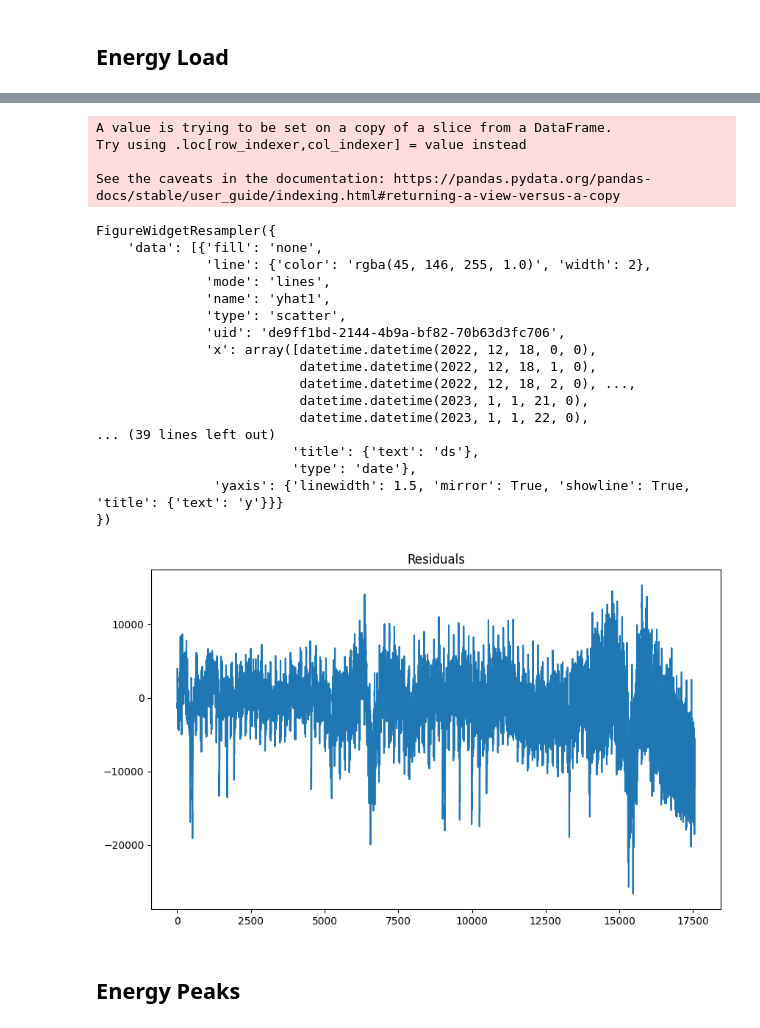
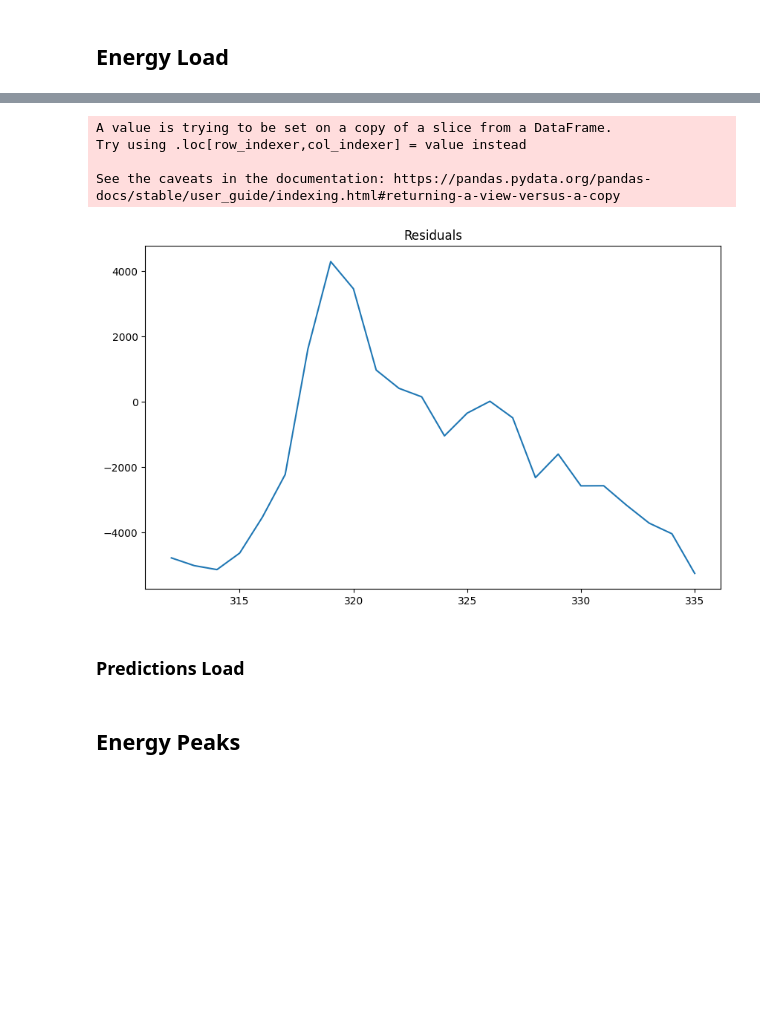
Before and after one commit to mepfel/majwo, a Jupyter notebook: predictibality_model_python/analysis.ipynb, the cells around one changed output, grey strips where cells are left out. Drawn from its saved outputs; the diff is of its cells as text; code cells hidden in the pictures; blank space fills up the shorter version.

Commit message:
neuralprophet load

```diff
--- a/predictibality_model_python/analysis.ipynb
+++ b/predictibality_model_python/analysis.ipynb
@@ -52,3 +46,3 @@ df_train[-24*14:]
 # %%
 # Fit the model on the dataset (this might take a bit)
-metrics = m.fit(df_train[-24*14:])
+metrics = m.fit(df_train)
@@ -55,7 +91,7 @@ metrics = m.fit(df_train[-24*14:])
 # %%
 # Create a new dataframe reaching (NUMBER OF TEST) into the future for our forecast, n_historic_predictions also shows historic data
 n = len(df_test)
-df_future = m.make_future_dataframe(df_train[-24*14:], n_historic_predictions=True, periods=24)
+df_future = m.make_future_dataframe(df_train, n_historic_predictions=True, periods=24*7)
 
 # Predict the future
 forecast = m.predict(df_future)
@@ -123,46 +119,25 @@ df_test.iloc[:24]
-# %%
-forecast.iloc[-24:]['y'] = df_test.iloc[:24]['y'].values
-# %% [output]
-A value is trying to be set on a copy of a slice from a DataFrame.
-Try using .loc[row_indexer,col_indexer] = value instead
-
-See the caveats in the documentation: https://pandas.pydata.org/pandas-docs/stable/user_guide/indexing.html#returning-a-view-versus-a-copy
-# %%
-# Visualize the forecast
-m.plot(forecast)
-# %% [output]
-FigureWidgetResampler({
-    'data': [{'fill': 'none',
-              'line': {'color': 'rgba(45, 146, 255, 1.0)', 'width': 2},
-              'mode': 'lines',
-              'name': 'yhat1',
-              'type': 'scatter',
-              'uid': 'de9ff1bd-2144-4b9a-bf82-70b63d3fc706',
-              'x': array([datetime.datetime(2022, 12, 18, 0, 0),
-                          datetime.datetime(2022, 12, 18, 1, 0),
-                          datetime.datetime(2022, 12, 18, 2, 0), ...,
-                          datetime.datetime(2023, 1, 1, 21, 0),
-                          datetime.datetime(2023, 1, 1, 22, 0),
-... (39 lines left out)
-                         'title': {'text': 'ds'},
-                         'type': 'date'},
-               'yaxis': {'linewidth': 1.5, 'mirror': True, 'showline': True, 'title': {'text': 'y'}}}
-})
 # %%
 # Calculate residuals
-df['residuals'] = df['y'] - df['yhat']
+df_test['residuals'] = forecast['y'].values - forecast['yhat1'].values
 
 # Remove NaN values from residuals
 # residuals = residuals.dropna()
+# %% [output]
+A value is trying to be set on a copy of a slice from a DataFrame.
+Try using .loc[row_indexer,col_indexer] = value instead
+
+See the caveats in the documentation: https://pandas.pydata.org/pandas-docs/stable/user_guide/indexing.html#returning-a-view-versus-a-copy
 # %%
 # Plot residuals
 import matplotlib.pyplot as plt
 plt.figure(figsize=(10,6))
-plt.plot(df['residuals'])
+plt.plot(df_test['residuals'])
 plt.title('Residuals')
 plt.show()
 # %% [output]
-[figure, old version]
+[figure, new version]
 # %%
 # Save DataFrame to a CSV file
 df.to_csv('load_22-24_model-neuralprophet.csv', index=False)
+# %% [markdown]
+### Predictions Load
```
Also changed, not shown: parts of 15 cells of this notebook, 1 other file.
